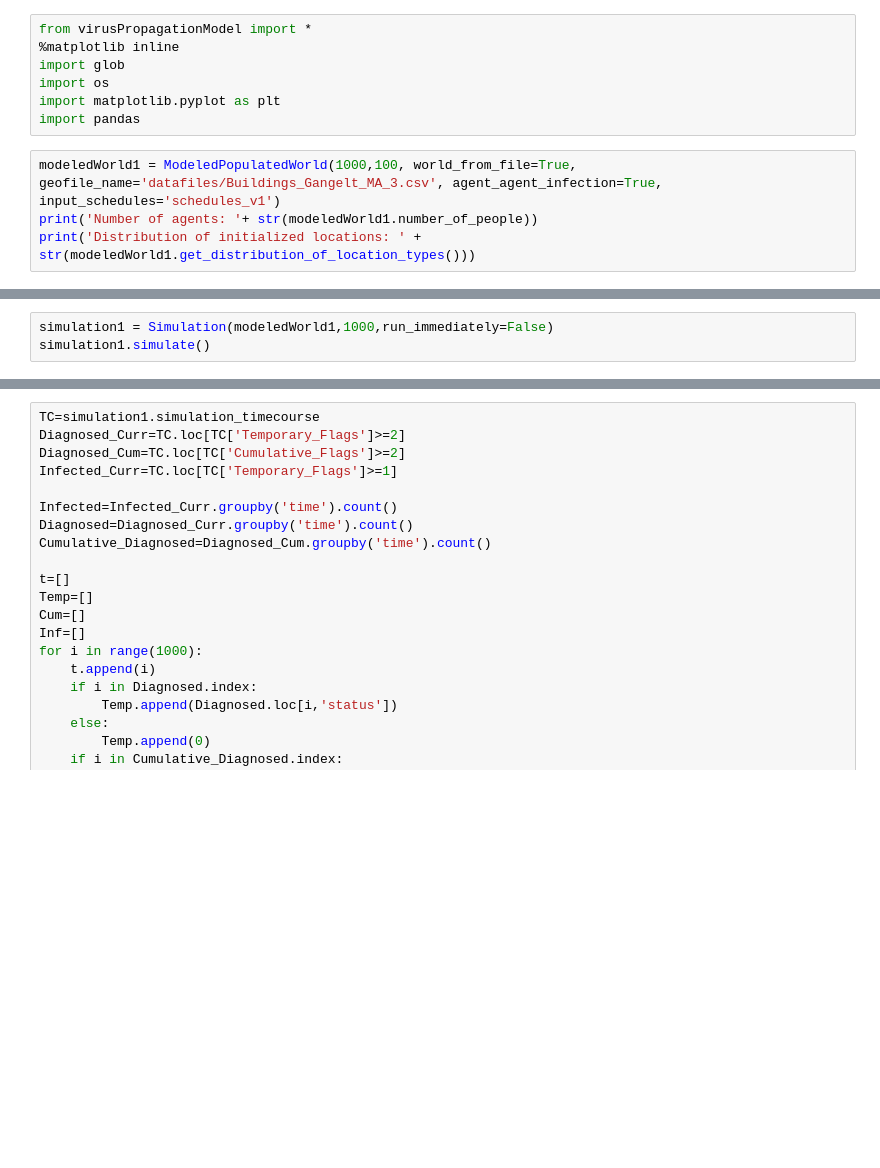
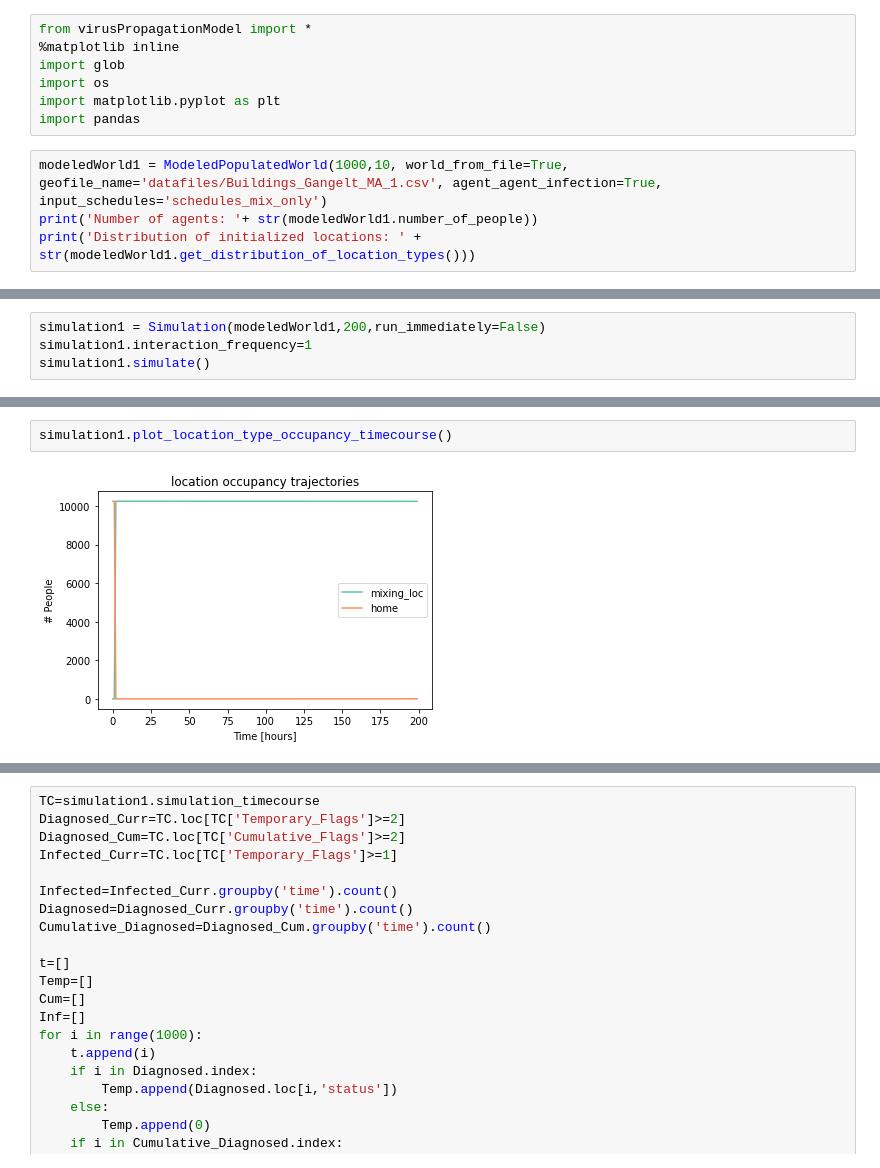
Before and after one commit to joba-1/Corona_Model, a Jupyter notebook: RUN_CoronaABM.ipynb, the cells around one changed output, grey strips where cells are left out. Saved outputs shown, nothing was run; the diff lists cells and outputs as text; blank space fills up the shorter version.

Commit message:
setup for testing homogeneous mixing with matrix interactions

```diff
--- a/RUN_CoronaABM.ipynb
+++ b/RUN_CoronaABM.ipynb
@@ -6,6 +6,6 @@ import os
 import matplotlib.pyplot as plt
 import pandas
 # %%
-modeledWorld1 = ModeledPopulatedWorld(1000,100, world_from_file=True, geofile_name='datafiles/Buildings_Gangelt_MA_3.csv', agent_agent_infection=True, input_schedules='schedules_v1')
+modeledWorld1 = ModeledPopulatedWorld(1000,10, world_from_file=True, geofile_name='datafiles/Buildings_Gangelt_MA_1.csv', agent_agent_infection=True, input_schedules='schedules_mix_only')
 print('Number of agents: '+ str(modeledWorld1.number_of_people))
 print('Distribution of initialized locations: ' + str(modeledWorld1.get_distribution_of_location_types()))
@@ -12,5 +17,6 @@ print('Distribution of initialized locations: ' + str(modeledWorld1.get_distribu
 # %%
-simulation1 = Simulation(modeledWorld1,1000,run_immediately=False)
+simulation1 = Simulation(modeledWorld1,200,run_immediately=False)
+simulation1.interaction_frequency=1
 simulation1.simulate()
 # %%
 simulation1.plot_status_timecourse()
@@ -16,0 +25,4 @@ simulation1.plot_status_timecourse()
+# %%
+simulation1.plot_location_type_occupancy_timecourse()
+# %% [output]
+[figure, added]
```
Also changed, not shown: parts of 4 cells of this notebook, 4 other files.
